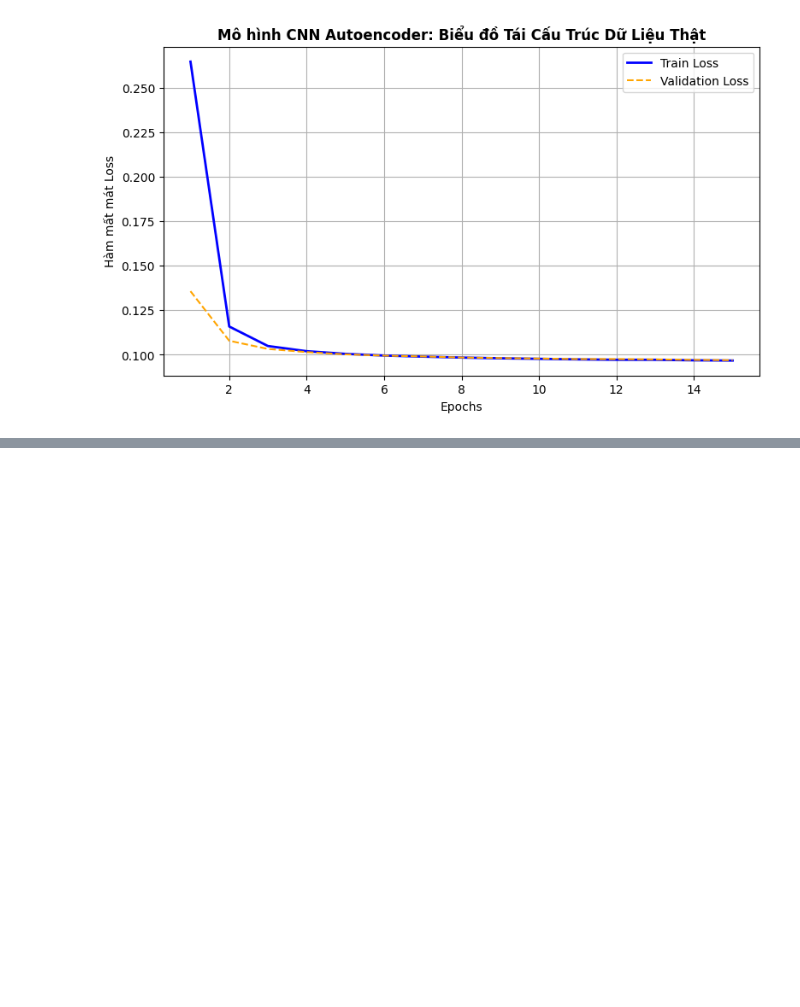
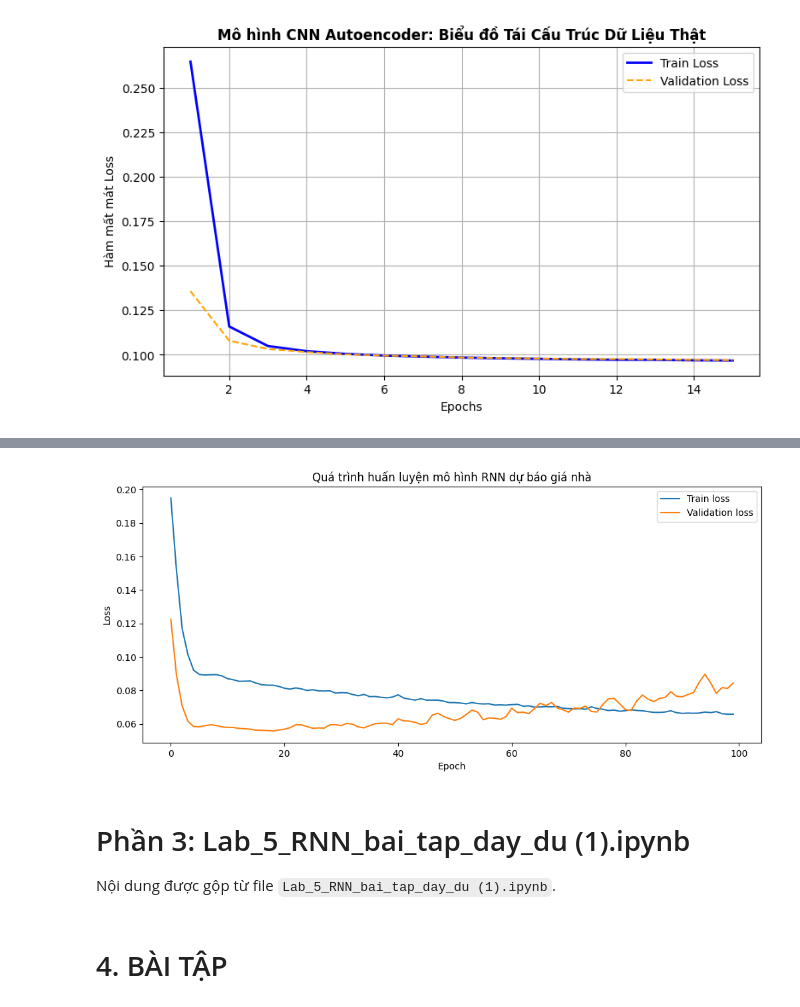
Before and after one commit to lcorn132/TH_DeepLearning, a Jupyter notebook: Tuan4.ipynb, the cells around one changed output, grey strips where cells are left out. Saved outputs shown, nothing was run; the diff lists cells and outputs as text; code cells hidden in the pictures; blank space fills up the shorter version.

```diff
--- a/Tuan4.ipynb
+++ b/Tuan4.ipynb
@@ -536,0 +1087,8 @@ plt.show()
+# %%
+price_data = homes_df[['Selling_Price']].values.astype('float32')
+
+price_scaler = MinMaxScaler(feature_range=(0, 1))
+price_scaled = price_scaler.fit_transform(price_data).flatten()
+
+print('Dữ liệu sau chuẩn hóa:')
+print(price_scaled[:10])
@@ -536,0 +1231,17 @@ plt.show()
+# %%
+plt.figure(figsize=(12, 5))
+plt.plot(history_home.history['loss'], label='Train loss')
+plt.plot(history_home.history['val_loss'], label='Validation loss')
+plt.title('Quá trình huấn luyện mô hình RNN dự báo giá nhà')
+plt.xlabel('Epoch')
+plt.ylabel('Loss')
+plt.legend()
+plt.show()
+# %% [output]
+[figure, added]
+# %% [markdown]
+# Phần 3: Lab_5_RNN_bai_tap_day_du (1).ipynb
+
+Nội dung được gộp từ file `Lab_5_RNN_bai_tap_day_du (1).ipynb`.
+# %% [markdown]
+# 4. BÀI TẬP
```
Also changed, not shown: parts of 77 cells of this notebook.
